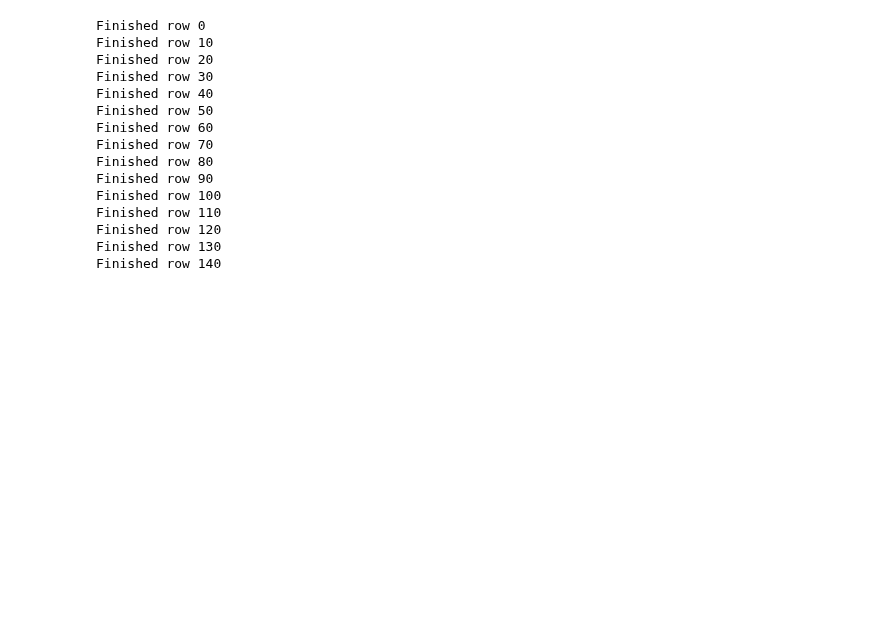
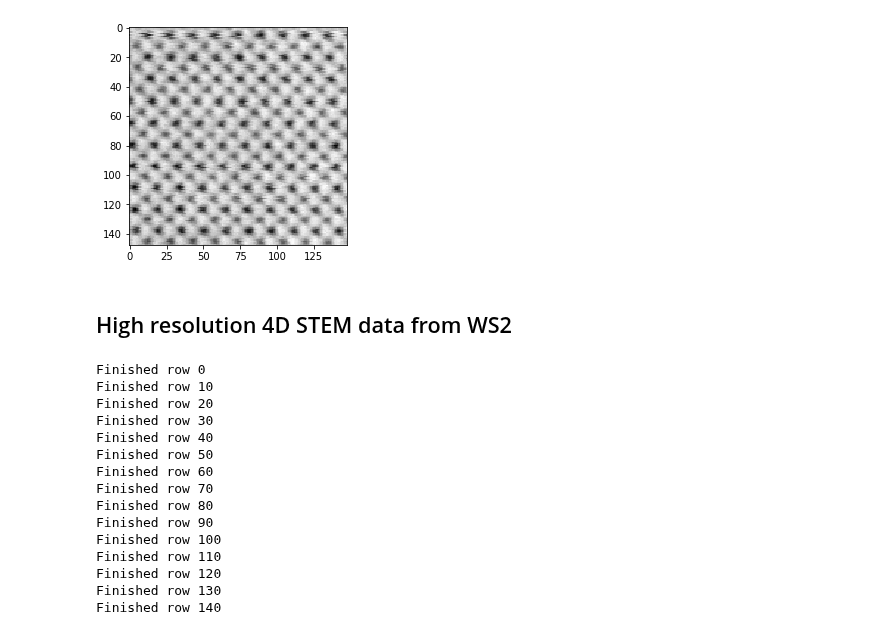
Before and after one commit to CY-Zhang/PyProcessingCodes, a Jupyter notebook: GeneralProcessing/FigurePlot_032420_Workshop.ipynb, the cells around one changed output. Drawn from its saved outputs; the diff is of its cells as text; code cells hidden in the pictures; blank space fills up the shorter version.

```diff
--- a/GeneralProcessing/FigurePlot_032420_Workshop.ipynb
+++ b/GeneralProcessing/FigurePlot_032420_Workshop.ipynb
@@ -25,3 +38,10 @@ import imutils
+# %%
+plt.imshow(BF[1:-1,1:-1],cmap='gray')
+plt.imsave('BF_STO.tiff', BF[1:-1,1:-1],cmap='gray')
+# %% [output]
+[figure, added]
+# %% [markdown]
+## High resolution 4D STEM data from WS2
 # %%
 RefPath = '/srv/home/chenyu/DEbackup/2019/062819/S0/'
 RefName = 'S0'
```
Also changed, not shown: parts of 14 cells of this notebook, 5 other files.
